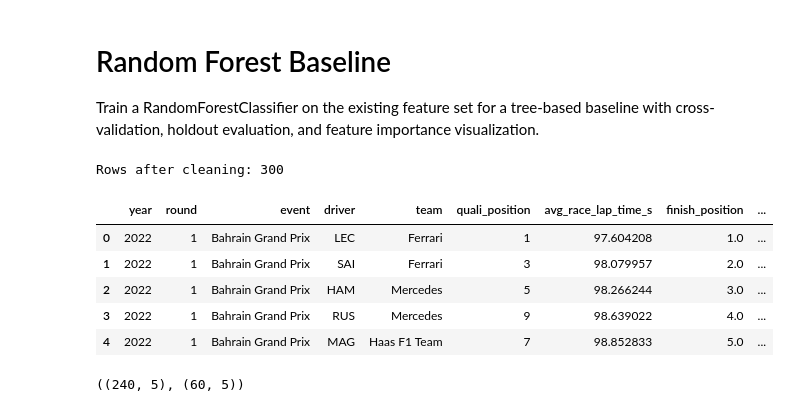
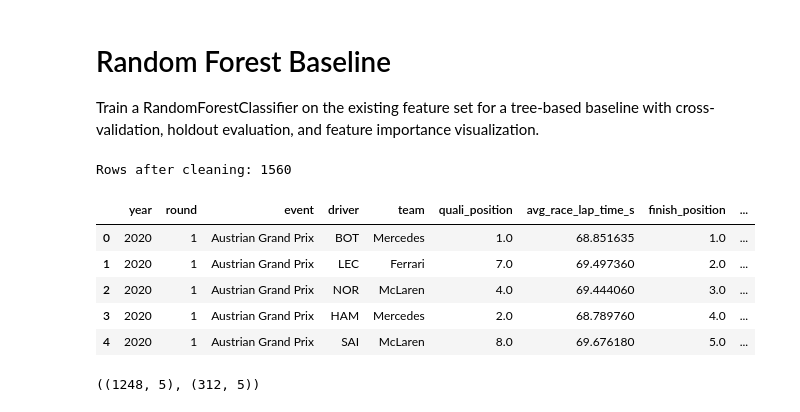
Before and after one commit to mcfiet/dl-project, a Jupyter notebook: random_forest_baseline.ipynb, the cells around one changed output. Drawn from its saved outputs; the diff is of its cells as text; code cells hidden in the pictures.

```diff
--- a/random_forest_baseline.ipynb
+++ b/random_forest_baseline.ipynb
@@ -26,20 +26,20 @@ from IPython.display import display
 # %%
 FEATURES = ['year', 'round', 'avg_race_lap_time_s', 'quali_position', 'prev_points_total']
 TARGET = 'scored_points'
-data_path = Path('data/grandprix_features.csv')
+data_path = Path('data/grandprix_features_2.csv')
 
 df_model = pd.read_csv(data_path)
 
 print(f"Rows after cleaning: {len(df_model)}")
 df_model.head()
 # %% [output]
-Rows after cleaning: 300
+Rows after cleaning: 1560
 |  | year | round | event | driver | team | quali_position | avg_race_lap_time_s | finish_position | ... |
-| 0 | 2022 | 1 | Bahrain Grand Prix | LEC | Ferrari | 1 | 97.604208 | 1.0 | ... |
-| 1 | 2022 | 1 | Bahrain Grand Prix | SAI | Ferrari | 3 | 98.079957 | 2.0 | ... |
-| 2 | 2022 | 1 | Bahrain Grand Prix | HAM | Mercedes | 5 | 98.266244 | 3.0 | ... |
-| 3 | 2022 | 1 | Bahrain Grand Prix | RUS | Mercedes | 9 | 98.639022 | 4.0 | ... |
-| 4 | 2022 | 1 | Bahrain Grand Prix | MAG | Haas F1 Team | 7 | 98.852833 | 5.0 | ... |
+| 0 | 2020 | 1 | Austrian Grand Prix | BOT | Mercedes | 1.0 | 68.851635 | 1.0 | ... |
+| 1 | 2020 | 1 | Austrian Grand Prix | LEC | Ferrari | 7.0 | 69.497360 | 2.0 | ... |
+| 2 | 2020 | 1 | Austrian Grand Prix | NOR | McLaren | 4.0 | 69.444060 | 3.0 | ... |
+| 3 | 2020 | 1 | Austrian Grand Prix | HAM | Mercedes | 2.0 | 68.789760 | 4.0 | ... |
+| 4 | 2020 | 1 | Austrian Grand Prix | SAI | McLaren | 8.0 | 69.676180 | 5.0 | ... |
 # %%
 X = df_model[FEATURES]
 y = df_model[TARGET]
@@ -50,7 +50,7 @@ X_train, X_test, y_train, y_test = train_test_split(
 
 X_train.shape, X_test.shape
 # %% [output]
-((240, 5), (60, 5))
+((1248, 5), (312, 5))
 # %%
 # Random forest baseline (imputer + tree ensemble)
 rf = make_pipeline(
```
Also changed, not shown: parts of 1 cell of this notebook, 2 other files.
